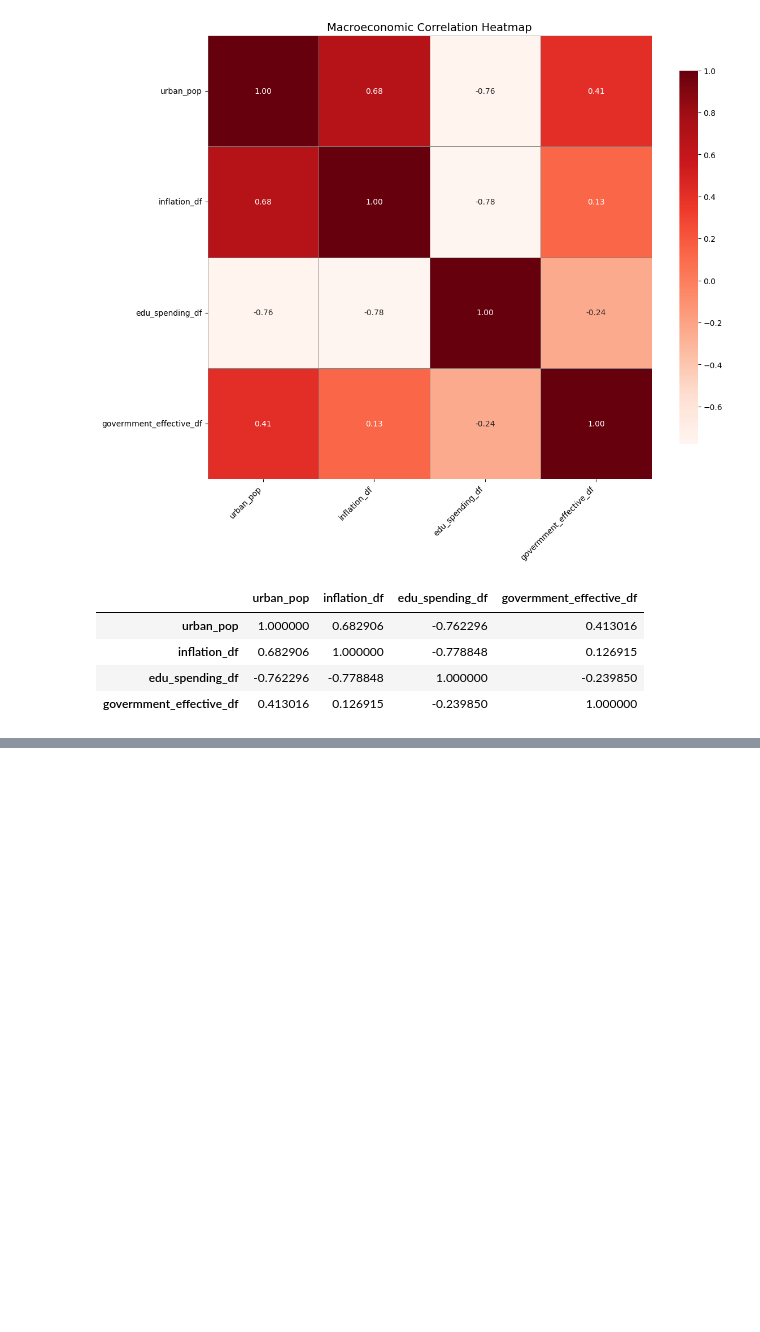
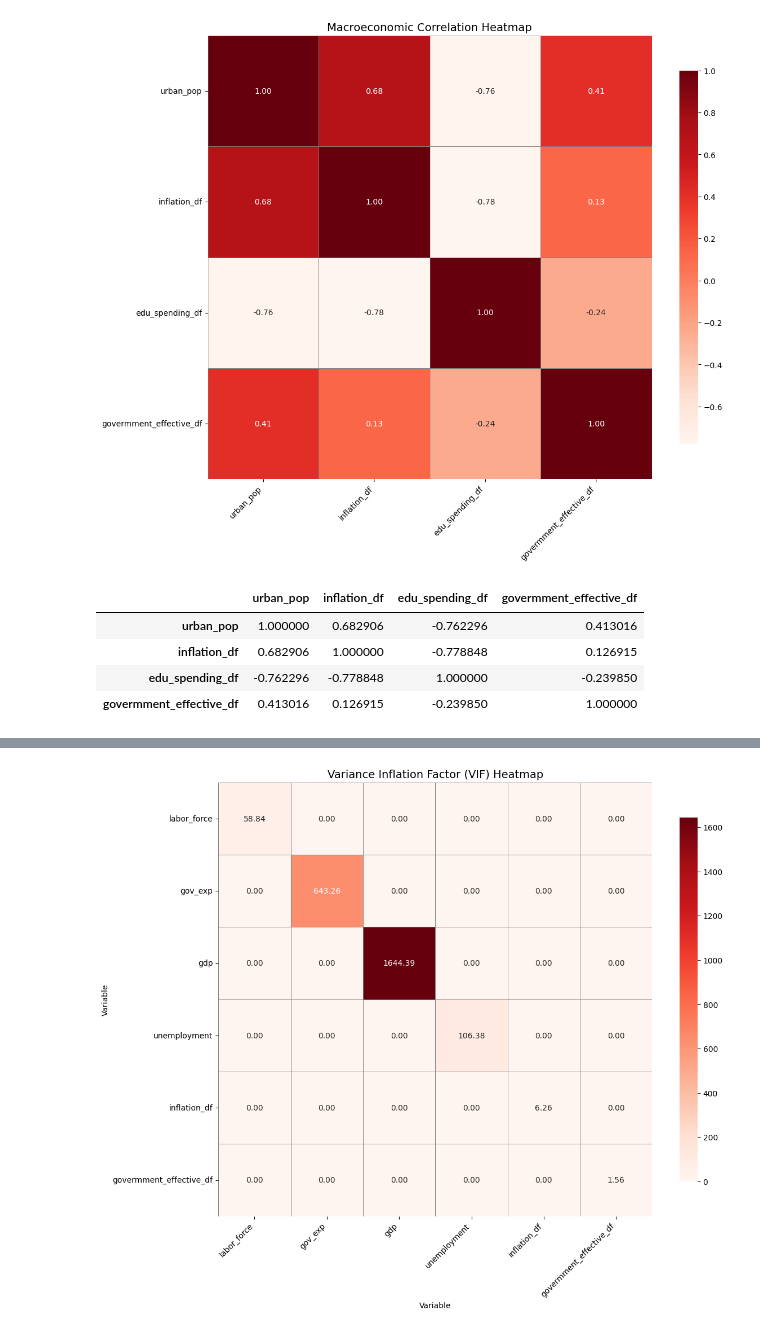
Before and after one commit to acostadlucas/mcs-red, a Jupyter notebook: hypothesis_test/hypothesis_test_33.ipynb, the cells around one changed output, grey strips where cells are left out. Saved outputs shown, nothing was run; the diff lists cells and outputs as text; code cells hidden in the pictures; blank space fills up the shorter version.

```diff
--- a/hypothesis_test/hypothesis_test_33.ipynb
+++ b/hypothesis_test/hypothesis_test_33.ipynb
@@ -481,0 +367,4 @@ select_informative_features(australia_profile_2015.corr(), max_redundancy=0.85)
+# %%
+new_vif_target = plot_and_return_vif(df_sin_bajas_var)
+# %% [output]
+[figure, added]
```
Also changed, not shown: parts of 19 cells of this notebook, 1 other file.
